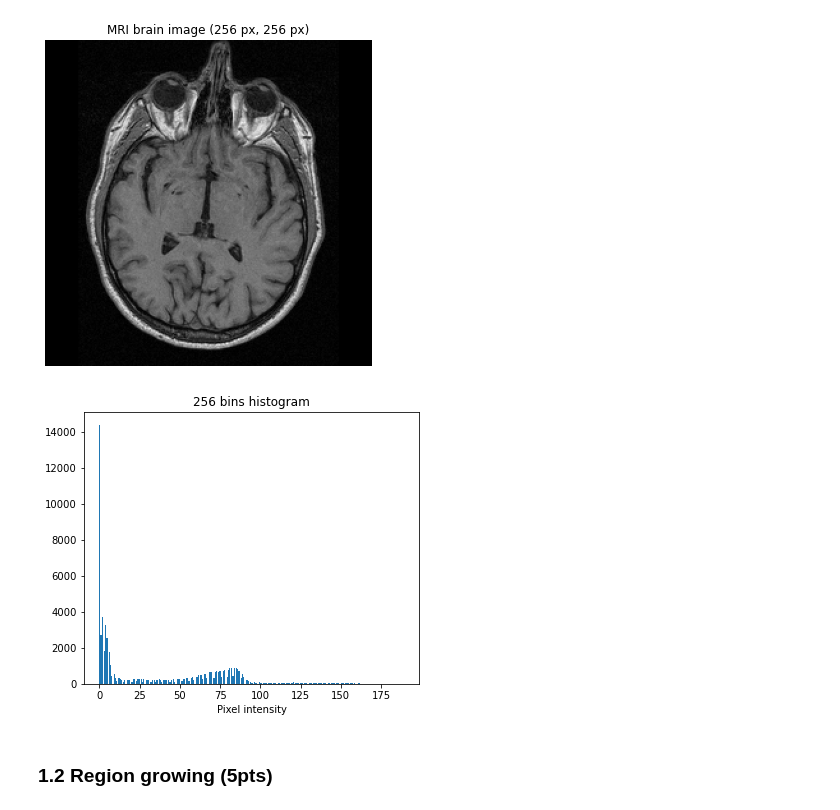
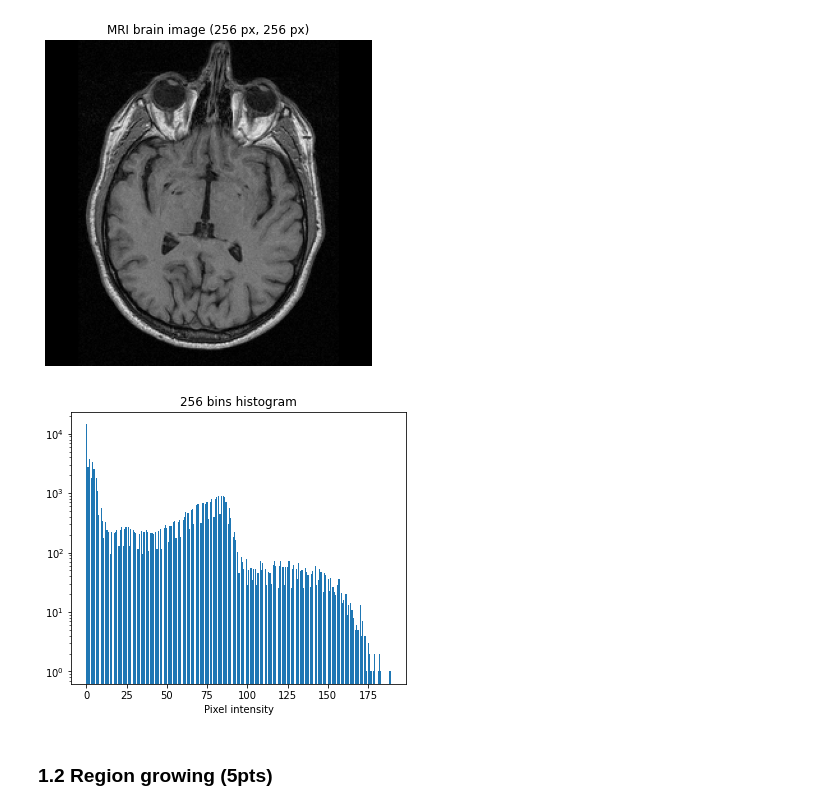
Before and after one commit to benhaj/ImageAnalysisPatternRecognition-labs, a Jupyter notebook: labs/lab_01_Segmentation_Final_version.ipynb, the cells around one changed output. Saved outputs shown, nothing was run; the diff lists cells and outputs as text; code cells hidden in the pictures.

```diff
--- a/labs/lab_01_Segmentation_Final_version.ipynb
+++ b/labs/lab_01_Segmentation_Final_version.ipynb
@@ -142,15 +126,16 @@ plt.show()
 # %%
 nb_bins = 256
 
 # Display histogram
 plt.figure(figsize=(6, 5))
 plt.hist(brain_im.ravel(), bins=nb_bins)
 plt.xlabel('Pixel intensity')
 plt.title('256 bins histogram')
+plt.yscale('log')
 
 plt.show()
 # %% [output]
-[figure, old version]
+[figure, new version]
 # %% [markdown]
 ### 1.2 Region growing (5pts)
 # %%
```
Also changed, not shown: parts of 8 cells of this notebook.
